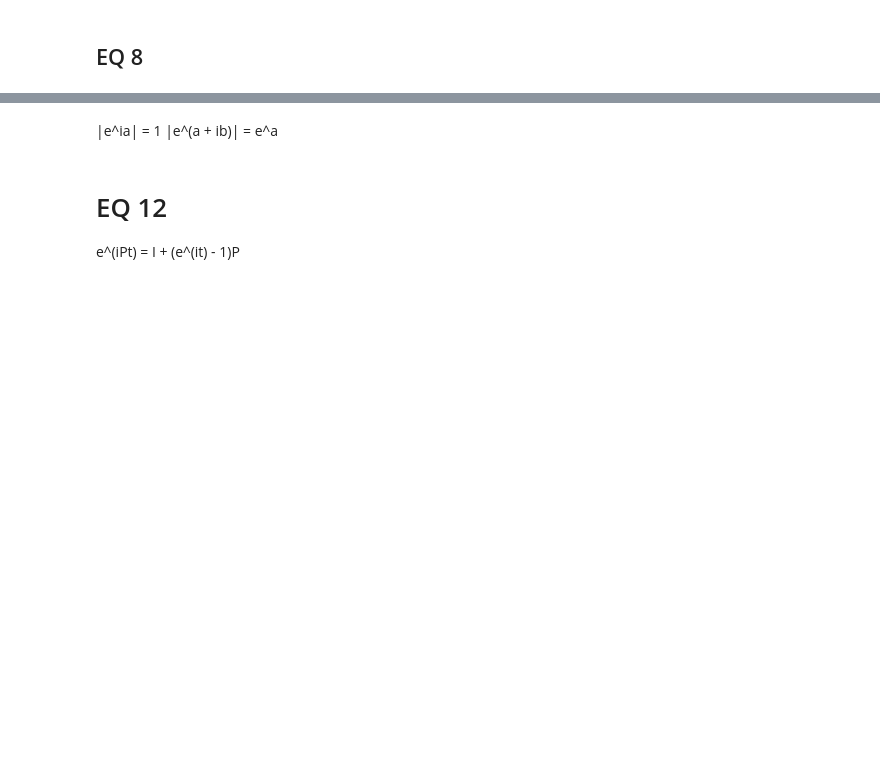
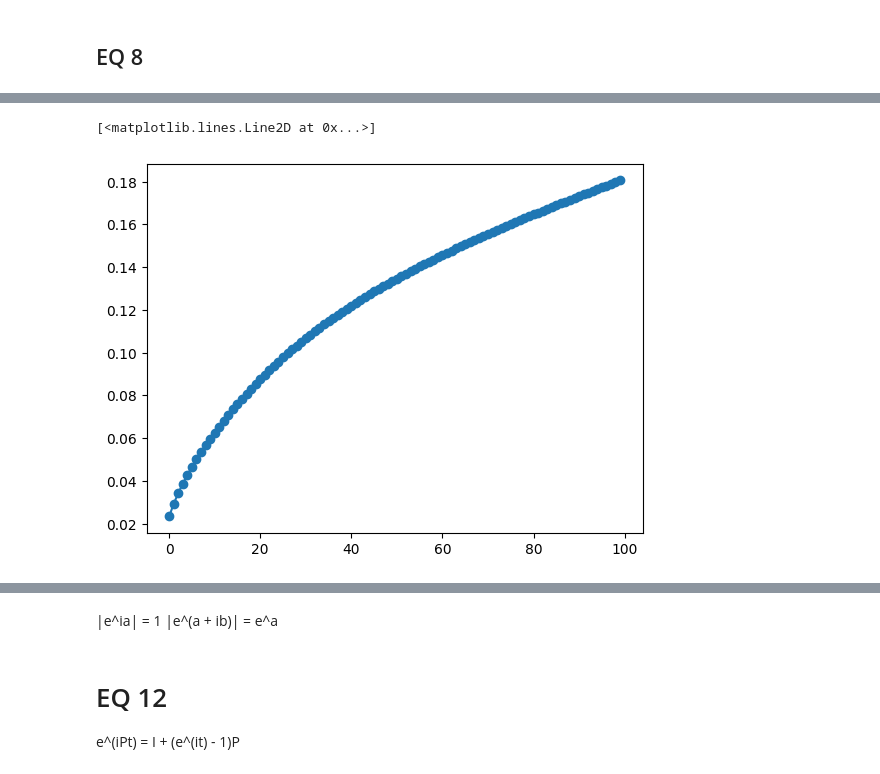
Before and after one commit to AndewNN/Quantum_Computing, a Jupyter notebook: DB-QITE/cudaq.ipynb, the cells around one changed output, grey strips where cells are left out. Cells and saved outputs as stored; diff of their text form; code cells hidden in the pictures; blank space fills up the shorter version.

```diff
--- a/DB-QITE/cudaq.ipynb
+++ b/DB-QITE/cudaq.ipynb
@@ -239,3 +274,8 @@ Result: [-0.09444049+0.j -0.08285441+0.j -0.06586748+0.j -0.0433846 +0.j
+# %%
+plt.plot(F_l, marker='o')
+# %% [output]
+[<matplotlib.lines.Line2D at 0x...>]
+[figure, added]
 # %%
 plt.plot(eigvals, marker='o')
 # %% [output]
```
Also changed, not shown: parts of 37 cells of this notebook.
